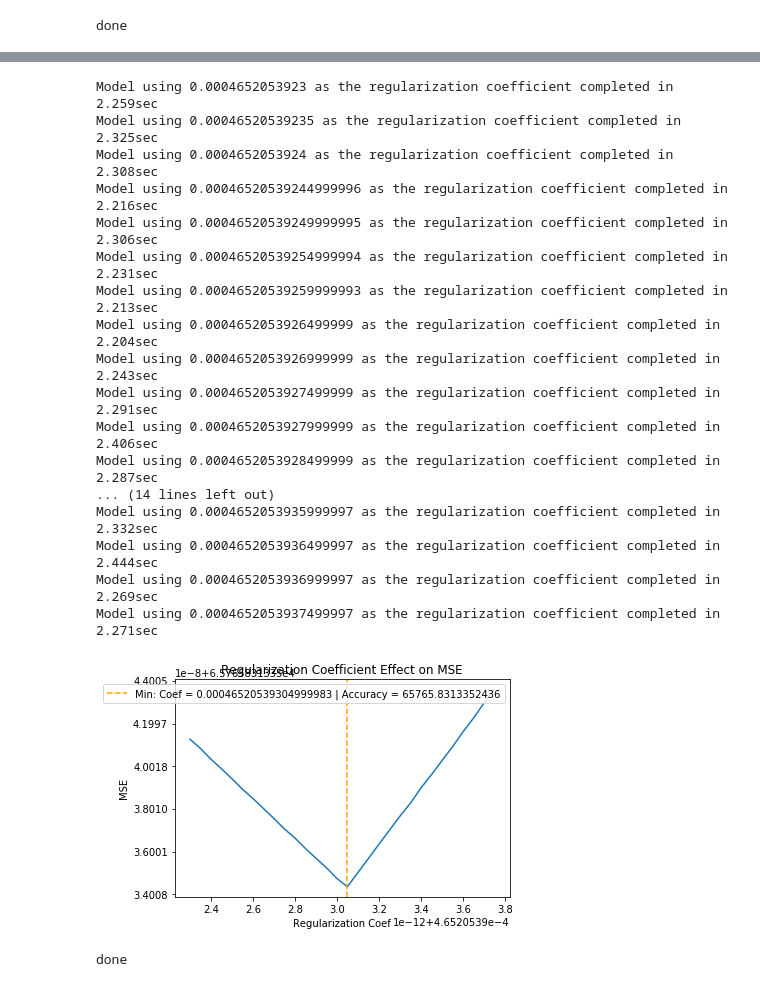
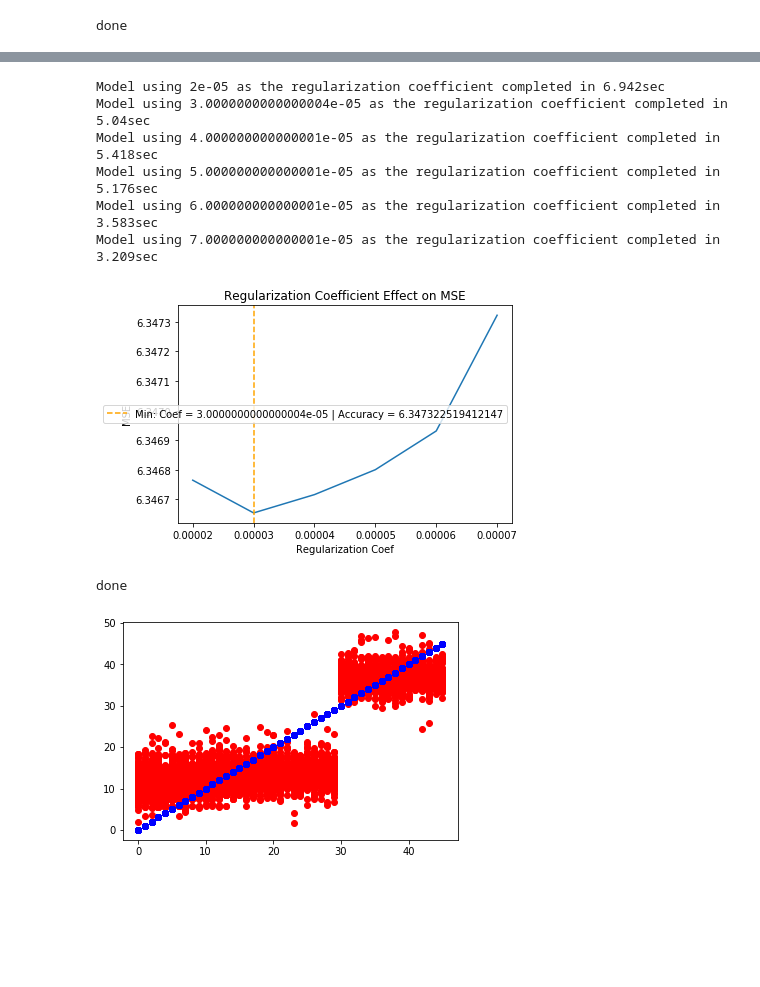
Before and after one commit to ahilgenkamp/applied-machine-learning, a Jupyter notebook: LearningModels/Linear_Regression_KP.ipynb, the cells around one changed output, grey strips where cells are left out. Cells and saved outputs as stored; diff of their text form; code cells hidden in the pictures; blank space fills up the shorter version.

```diff
--- a/LearningModels/Linear_Regression_KP.ipynb
+++ b/LearningModels/Linear_Regression_KP.ipynb
@@ -185,7 +196,7 @@ Model using 0.004 as the regularization coefficient completed in 1.606sec
 done
 # %%
 #Lasso Regression
-reg_coef_list = np.arange(.0004652053923, .0004652053938, .00000000000005) #np.concatenate( (np.arange(0.05, 1.0, 0.05),np.arange(1, 10.0, 1)), axis=None)
+reg_coef_list = np.arange(.00002, .00008, .00001) #np.concatenate( (np.arange(0.05, 1.0, 0.05),np.arange(1, 10.0, 1)), axis=None)
 mse_list = []
 
 for coef in reg_coef_list:
@@ -193,8 +204,8 @@ for coef in reg_coef_list:
     linreg = linear_model.Lasso(normalize = True, alpha=coef, max_iter=5000)
     linreg.fit(X=X_train, y=y_train)
     y_pred = linreg.predict(X_valid)
-    mse = metrics.mean_squared_error(y_valid, y_pred)
-    mse_list.append(mse)
+    mae = metrics.mean_absolute_error(y_valid, y_pred)
+    mse_list.append(mae)
     end = time.process_time()
     print('Model using '+str(coef)+' as the regularization coefficient completed in '+str(round(end-start,3))+'sec')
 
@@ -208,22 +219,11 @@ plt.legend()
 plt.show()
 print("done")
 # %% [output]
-Model using 0.0004652053923 as the regularization coefficient completed in 2.259sec
-Model using 0.00046520539235 as the regularization coefficient completed in 2.325sec
-Model using 0.0004652053924 as the regularization coefficient completed in 2.308sec
-Model using 0.00046520539244999996 as the regularization coefficient completed in 2.216sec
-Model using 0.00046520539249999995 as the regularization coefficient completed in 2.306sec
-Model using 0.00046520539254999994 as the regularization coefficient completed in 2.231sec
-Model using 0.00046520539259999993 as the regularization coefficient completed in 2.213sec
-Model using 0.0004652053926499999 as the regularization coefficient completed in 2.204sec
-Model using 0.0004652053926999999 as the regularization coefficient completed in 2.243sec
-Model using 0.0004652053927499999 as the regularization coefficient completed in 2.291sec
-Model using 0.0004652053927999999 as the regularization coefficient completed in 2.406sec
-Model using 0.0004652053928499999 as the regularization coefficient completed in 2.287sec
-... (14 lines left out)
-Model using 0.0004652053935999997 as the regularization coefficient completed in 2.332sec
-Model using 0.0004652053936499997 as the regularization coefficient completed in 2.444sec
-Model using 0.0004652053936999997 as the regularization coefficient completed in 2.269sec
-Model using 0.0004652053937499997 as the regularization coefficient completed in 2.271sec
+Model using 2e-05 as the regularization coefficient completed in 6.942sec
+Model using 3.0000000000000004e-05 as the regularization coefficient completed in 5.04sec
+Model using 4.000000000000001e-05 as the regularization coefficient completed in 5.418sec
+Model using 5.000000000000001e-05 as the regularization coefficient completed in 5.176sec
+Model using 6.000000000000001e-05 as the regularization coefficient completed in 3.583sec
+Model using 7.000000000000001e-05 as the regularization coefficient completed in 3.209sec
-[figure, old version]
+[figure, new version]
 done
@@ -233,0 +230,13 @@ accuracy = 65765
+# %%
+'''
+Visualize at best lambda
+'''
+
+linreg = linear_model.Ridge(normalize = True, alpha=.00011, max_iter=5000)
+linreg.fit(X=X_train, y=y_train)
+y_pred = linreg.predict(X_valid)
+plt.plot(y_valid, y_pred, 'ro')
+plt.plot(y_valid, y_valid, 'bo' )
+plt.show()
+# %% [output]
+[figure, added]
```
Also changed, not shown: parts of 6 cells of this notebook.
